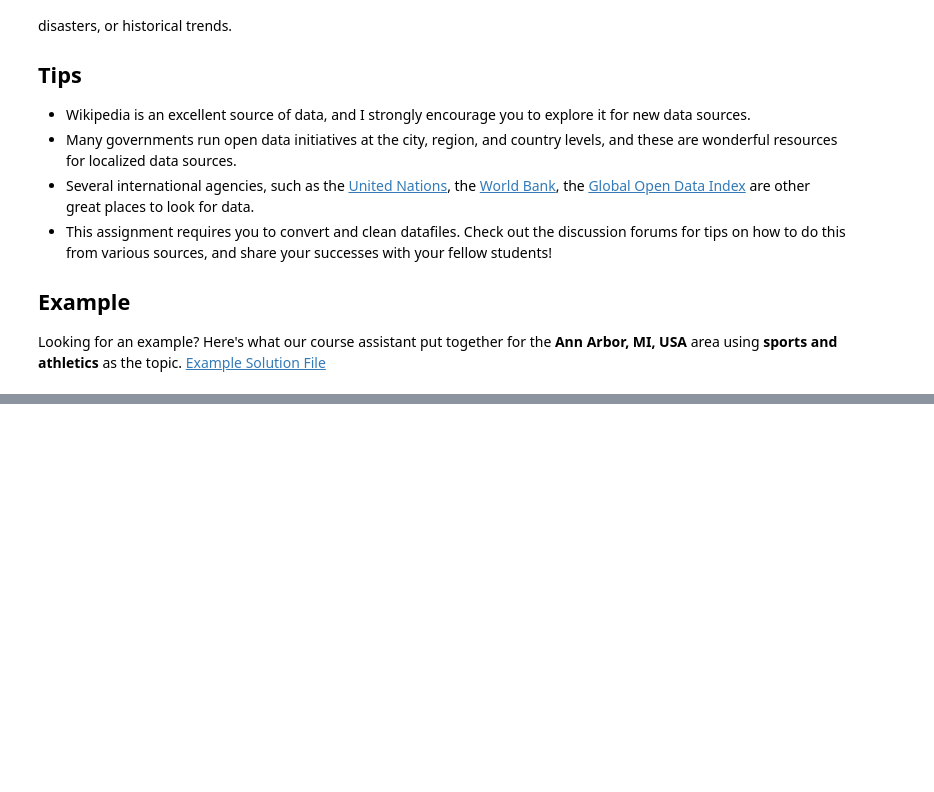
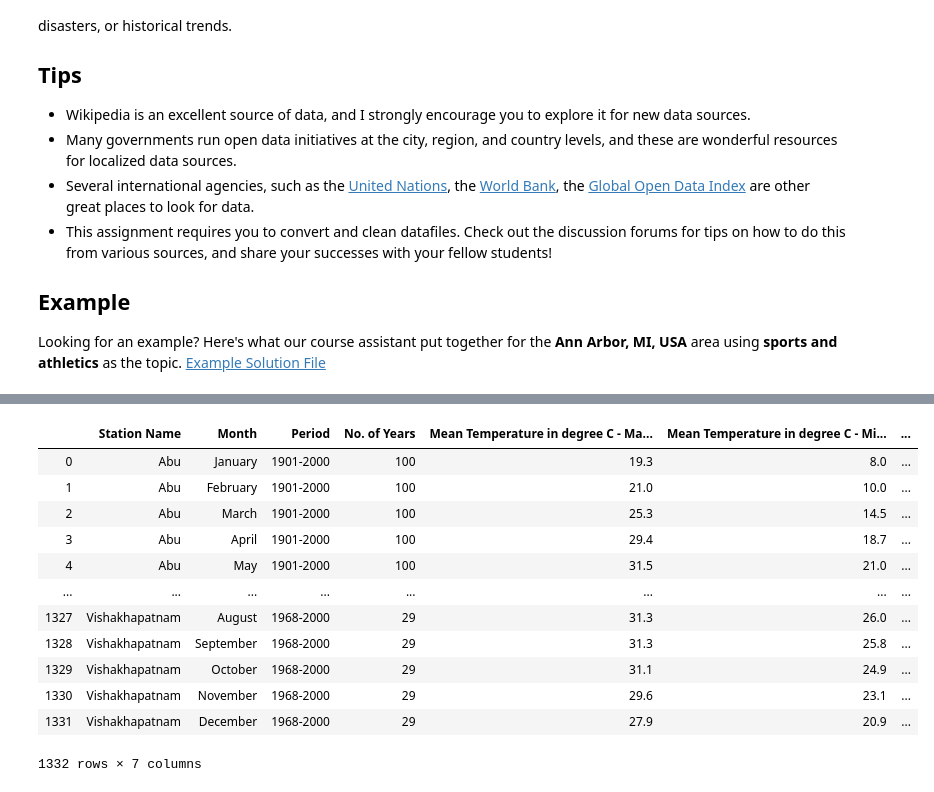
Before and after one commit to SurajSarangi/Applied-Data-Science, a Jupyter notebook: 2. Applied Plotting, Charting & Data Representation in Python/Week 4/Assignment4.ipynb, the cells around one changed output, grey strips where cells are left out. Saved outputs shown, nothing was run; the diff lists cells and outputs as text; code cells hidden in the pictures; blank space fills up the shorter version.

```diff
--- a/2. Applied Plotting, Charting & Data Representation in Python/Week 4/Assignment4.ipynb
+++ b/2. Applied Plotting, Charting & Data Representation in Python/Week 4/Assignment4.ipynb
@@ -33,0 +48,17 @@ Looking for an example? Here's what our course assistant put together for the **
+# %%
+df=pd.read_csv('climate_change_upto_2000_1.csv')
+df
+# %% [output]
+|  | Station Name | Month | Period | No. of Years | Mean Temperature in degree C - Ma... | Mean Temperature in degree C - Mi... | ... |
+| 0 | Abu | January | 1901-2000 | 100 | 19.3 | 8.0 | ... |
+| 1 | Abu | February | 1901-2000 | 100 | 21.0 | 10.0 | ... |
+| 2 | Abu | March | 1901-2000 | 100 | 25.3 | 14.5 | ... |
+| 3 | Abu | April | 1901-2000 | 100 | 29.4 | 18.7 | ... |
+| 4 | Abu | May | 1901-2000 | 100 | 31.5 | 21.0 | ... |
+| ... | ... | ... | ... | ... | ... | ... | ... |
+| 1327 | Vishakhapatnam | August | 1968-2000 | 29 | 31.3 | 26.0 | ... |
+| 1328 | Vishakhapatnam | September | 1968-2000 | 29 | 31.3 | 25.8 | ... |
+| 1329 | Vishakhapatnam | October | 1968-2000 | 29 | 31.1 | 24.9 | ... |
+| 1330 | Vishakhapatnam | November | 1968-2000 | 29 | 29.6 | 23.1 | ... |
+| 1331 | Vishakhapatnam | December | 1968-2000 | 29 | 27.9 | 20.9 | ... |
+1332 rows × 7 columns
```
Also changed, not shown: parts of 9 cells of this notebook, 2 other files.
